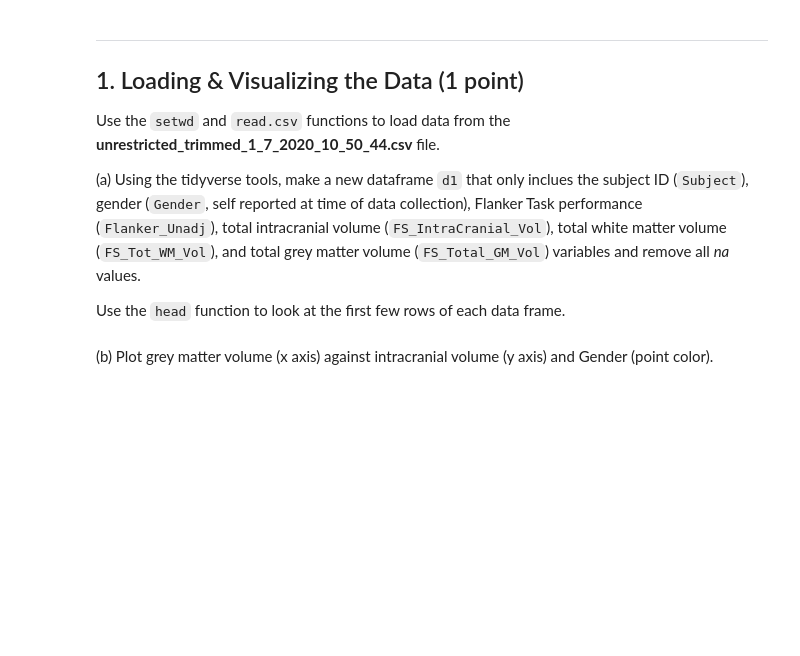
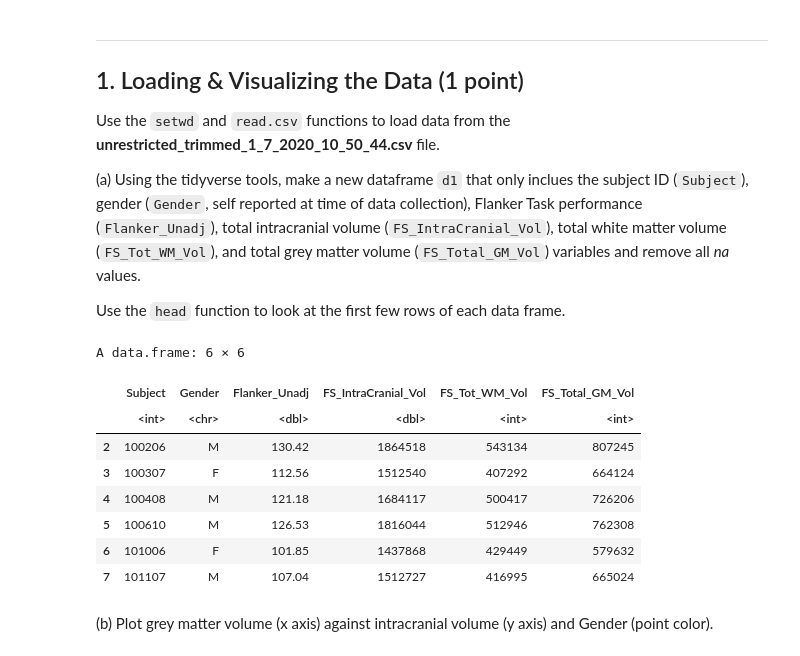
Before and after one commit to cnsimmons/Simmons_DSPN_S25, a Jupyter notebook: ExerciseSubmissions/ex13_resampling-methods.ipynb, the cells around one changed output. Saved outputs shown, nothing was run; the diff lists cells and outputs as text; code cells hidden in the pictures; blank space fills up the shorter version.

```diff
--- a/ExerciseSubmissions/ex13_resampling-methods.ipynb
+++ b/ExerciseSubmissions/ex13_resampling-methods.ipynb
@@ -22,2 +20,30 @@ Use the `head` function to look at the first few rows of each data frame.
+# %%
+# 1(a) Loading the data and creating d1
+library(tidyverse)
+#library (dplyr)
+#library(ggplot2)
+
+# Read in the data
+data <- read.csv("/user_data/csimmon2/git_repos/Simmons_DSPN_S25/Homework datasets/hcp_data/unrestricted_trimmed_1_7_2020_10_50_44.csv")
+
+
+# Create d1 with only the required variables and remove NA values
+d1 <- data %>%
+  select(Subject, Gender, Flanker_Unadj, FS_IntraCranial_Vol,
+         FS_Tot_WM_Vol, FS_Total_GM_Vol) %>%
+  na.omit()
+
+# Look at the first few rows
+head(d1)
+# %% [output]
+A data.frame: 6 × 6
+|  | Subject | Gender | Flanker_Unadj | FS_IntraCranial_Vol | FS_Tot_WM_Vol | FS_Total_GM_Vol |
+|  | <int> | <chr> | <dbl> | <dbl> | <int> | <int> |
+| 2 | 100206 | M | 130.42 | 1864518 | 543134 | 807245 |
+| 3 | 100307 | F | 112.56 | 1512540 | 407292 | 664124 |
+| 4 | 100408 | M | 121.18 | 1684117 | 500417 | 726206 |
+| 5 | 100610 | M | 126.53 | 1816044 | 512946 | 762308 |
+| 6 | 101006 | F | 101.85 | 1437868 | 429449 | 579632 |
+| 7 | 101107 | M | 107.04 | 1512727 | 416995 | 665024 |
 # %% [markdown]
 (b) Plot grey matter volume (x axis) against intracranial volume (y axis) and Gender (point color).
```
Also changed, not shown: parts of 16 cells of this notebook.
